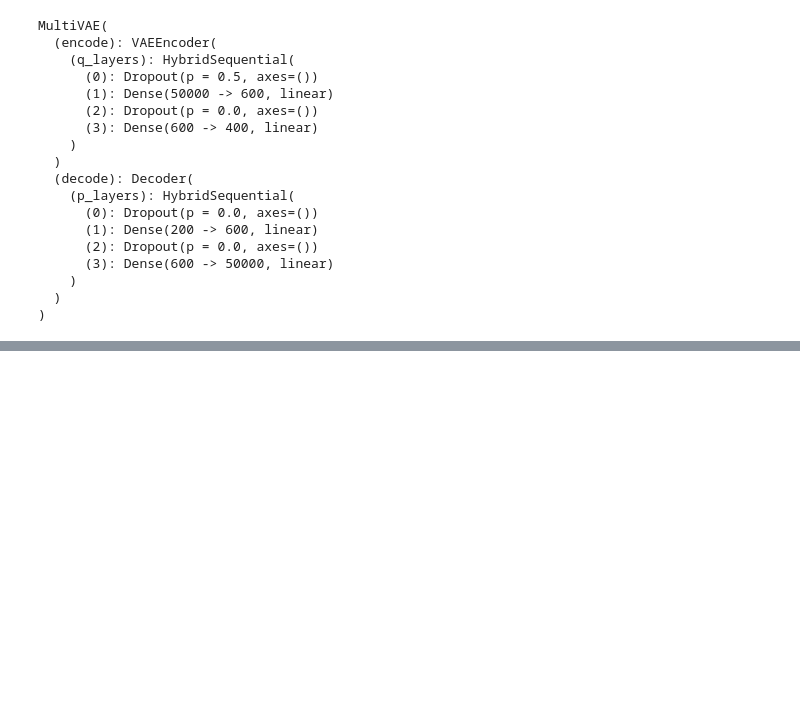
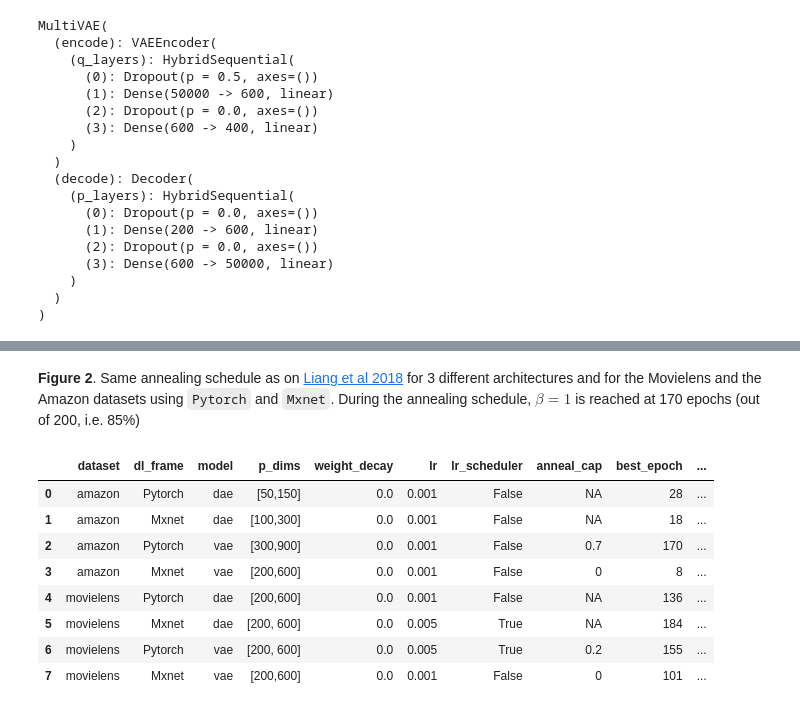
Before and after one commit to jrzaurin/infinitoml, a Jupyter notebook: _notebooks/2020-05-15-mult-vae.ipynb, the cells around one changed output, grey strips where cells are left out. Saved outputs shown, nothing was run; the diff lists cells and outputs as text; code cells hidden in the pictures; blank space fills up the shorter version.

```diff
--- a/_notebooks/2020-05-15-mult-vae.ipynb
+++ b/_notebooks/2020-05-15-mult-vae.ipynb
@@ -466,0 +711,21 @@ MultiVAE(
+# %% [markdown]
+**Figure 2**. Same annealing schedule as on [Liang et al 2018](https://arxiv.org/pdf/1802.05814.pdf) for 3 different architectures and for the Movielens and the Amazon datasets using `Pytorch` and `Mxnet`. During the annealing schedule, $\beta=1$ is reached at 170 epochs (out of 200, i.e. 85%)
+# %%
+#collapse-hide
+best_results = pd.concat([
+    find_best(dl_frame='pt', model='vae'),
+    find_best(dl_frame='pt', model='dae'),
+    find_best(dl_frame='mx', model='vae'),
+    find_best(dl_frame='mx', model='dae'),
+    ]).reset_index(drop=True)
+best_results.sort_values(["dataset", "model"]).reset_index(drop=True)
+# %% [output]
+|  | dataset | dl_frame | model | p_dims | weight_decay | lr | lr_scheduler | anneal_cap | best_epoch | ... |
+| 0 | amazon | Pytorch | dae | [50,150] | 0.0 | 0.001 | False | NA | 28 | ... |
+| 1 | amazon | Mxnet | dae | [100,300] | 0.0 | 0.001 | False | NA | 18 | ... |
+| 2 | amazon | Pytorch | vae | [300,900] | 0.0 | 0.001 | False | 0.7 | 170 | ... |
+| 3 | amazon | Mxnet | vae | [200,600] | 0.0 | 0.001 | False | 0 | 8 | ... |
+| 4 | movielens | Pytorch | dae | [200,600] | 0.0 | 0.001 | False | NA | 136 | ... |
+| 5 | movielens | Mxnet | dae | [200, 600] | 0.0 | 0.005 | True | NA | 184 | ... |
+| 6 | movielens | Pytorch | vae | [200, 600] | 0.0 | 0.005 | True | 0.2 | 155 | ... |
+| 7 | movielens | Mxnet | vae | [200,600] | 0.0 | 0.001 | False | 0 | 101 | ... |
```
Also changed, not shown: parts of 52 cells of this notebook, 3 other files.
